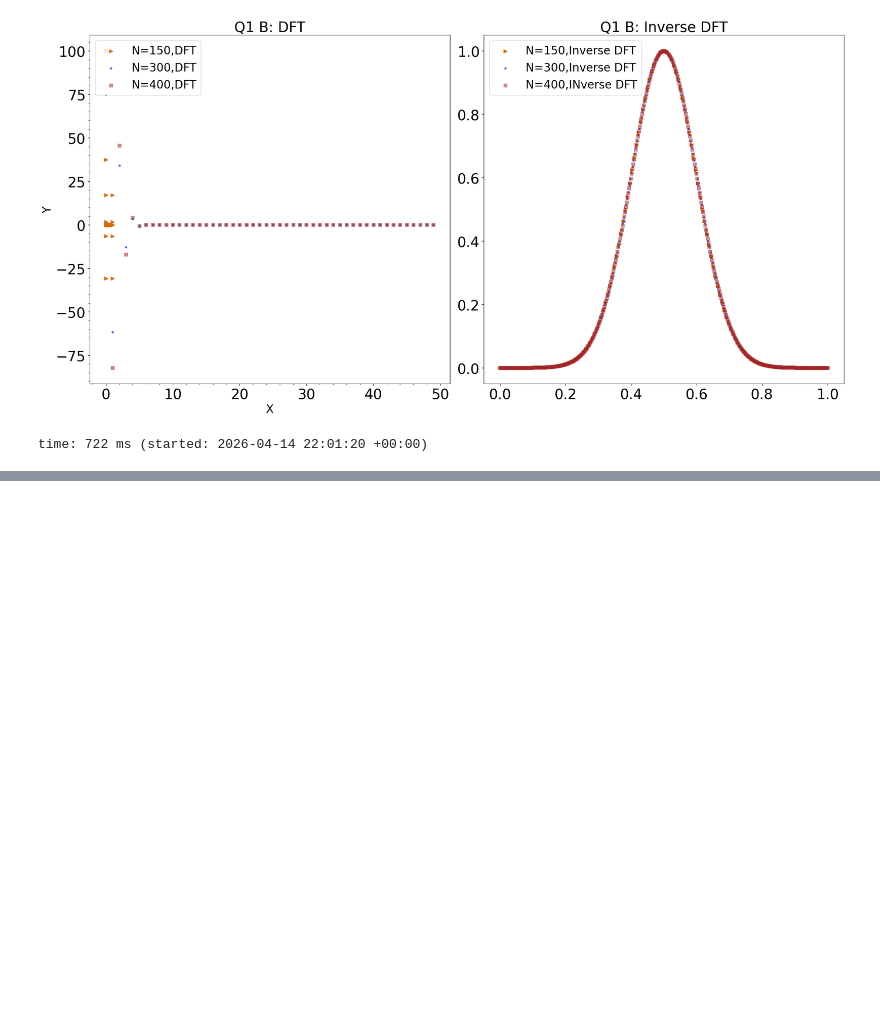
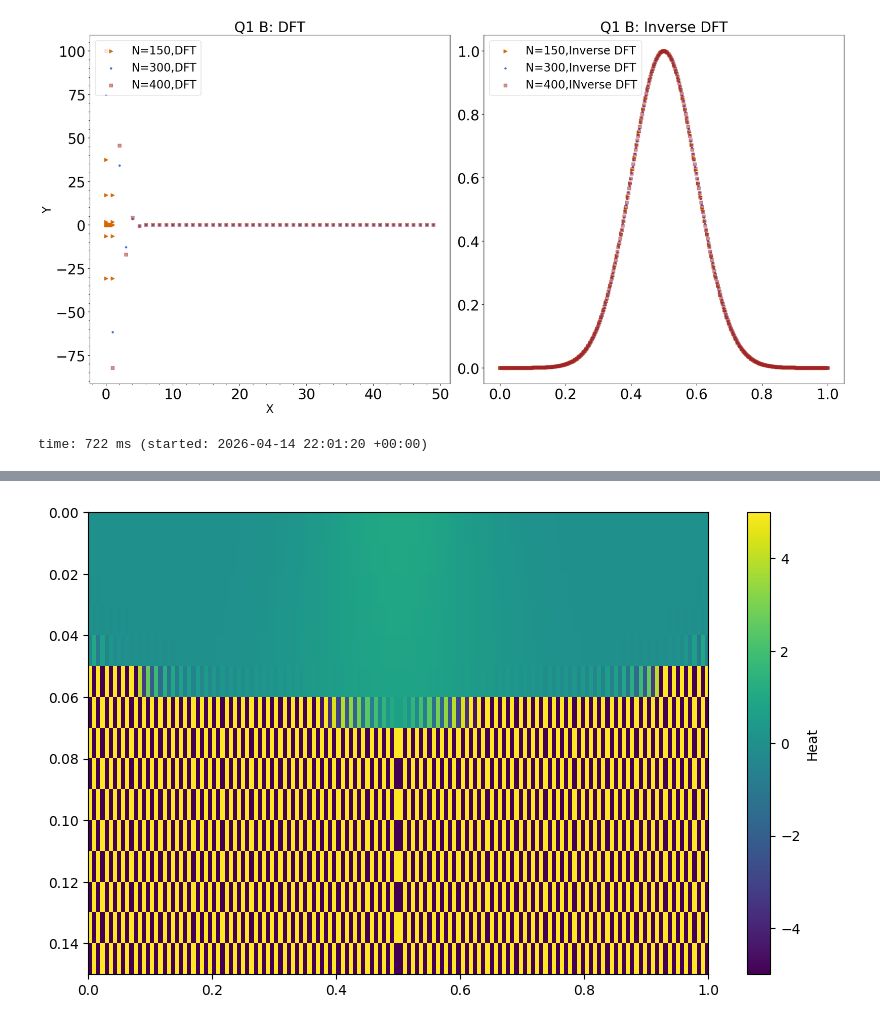
Before and after one commit to Astro-CMalhas/Computational-Astronomy, a Jupyter notebook: Comp_HW_5_FFT.ipynb, the cells around one changed output, grey strips where cells are left out. Saved outputs shown, nothing was run; the diff lists cells and outputs as text; code cells hidden in the pictures; blank space fills up the shorter version.

Commit message:
Starting Q2
Finishing plots for Q1 a,b, and c and starting to implement the new eq given in Q2...

```diff
--- a/Comp_HW_5_FFT.ipynb
+++ b/Comp_HW_5_FFT.ipynb
@@ -255,0 +314,27 @@ time: 727 µs (started: 2026-04-14 22:04:05 +00:00)
+# %%
+##QUestion 2 B:
+alpha_b = 0.05
+dt_b = 0.01
+T_b = 0.15
+Nt_b = int(T_b / dt_b)
+
+wavenumbers = np.fft.fftfreq(N, d=1/N) * 2 * np.pi
+current_k = func1b3(func1(arraytest150))
+heat_history = np.zeros((Nt_b, N))
+
+# update and save
+for i in range(Nt_b):
+    heat_history[i] = np.real(func1b4(current_k))
+    current_k = current_k - dt_b * alpha_b * (wavenumbers**2) * current_k
+
+fig, ax = plt.subplots(figsize=(10, 6))
+
+# plot spatial heat
+c = ax.imshow(heat_history, aspect='auto', extent=[0, 1, T_b, 0], cmap='viridis', vmin=-5, vmax=5)
+fig.colorbar(c, ax=ax, label="Heat")
+
+
+
+plt.show()
+# %% [output]
+[figure, added]
```
Also changed, not shown: parts of 14 cells of this notebook.
